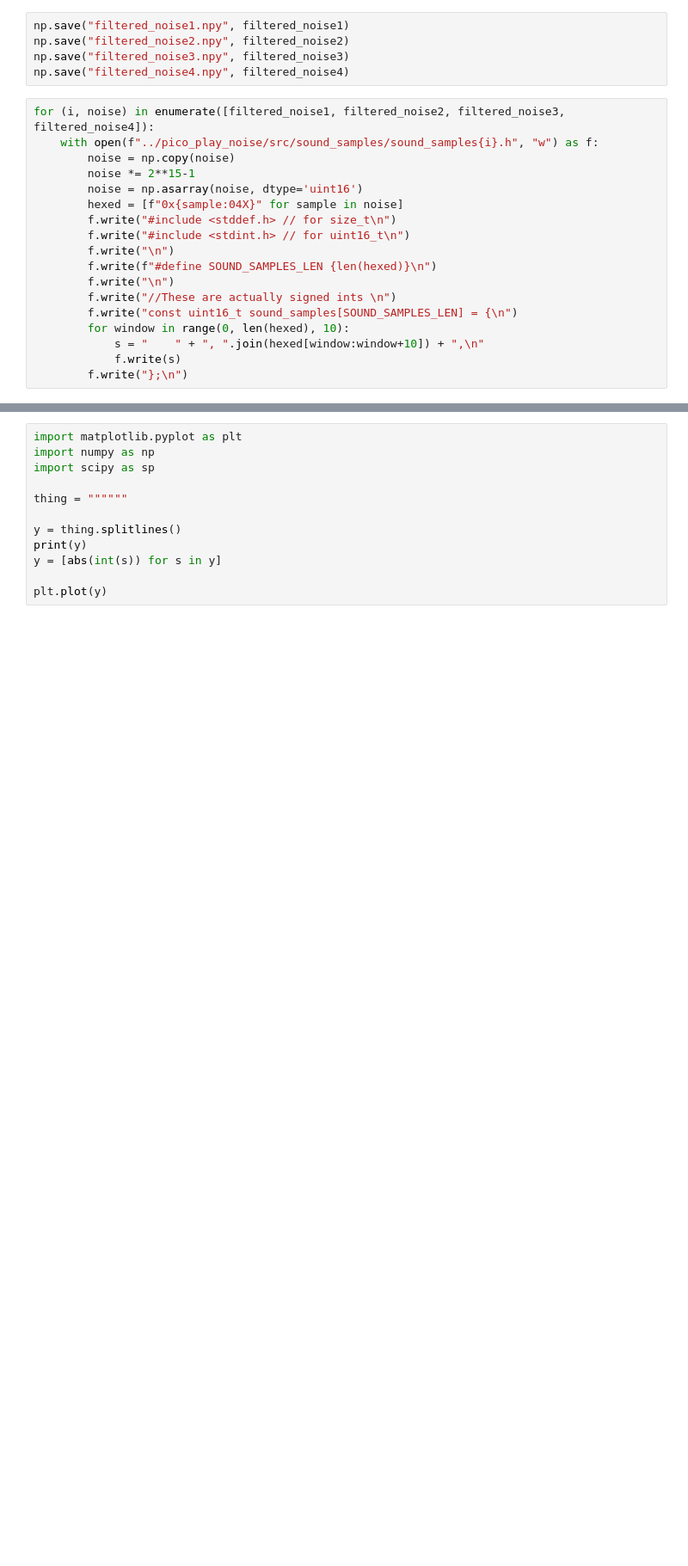
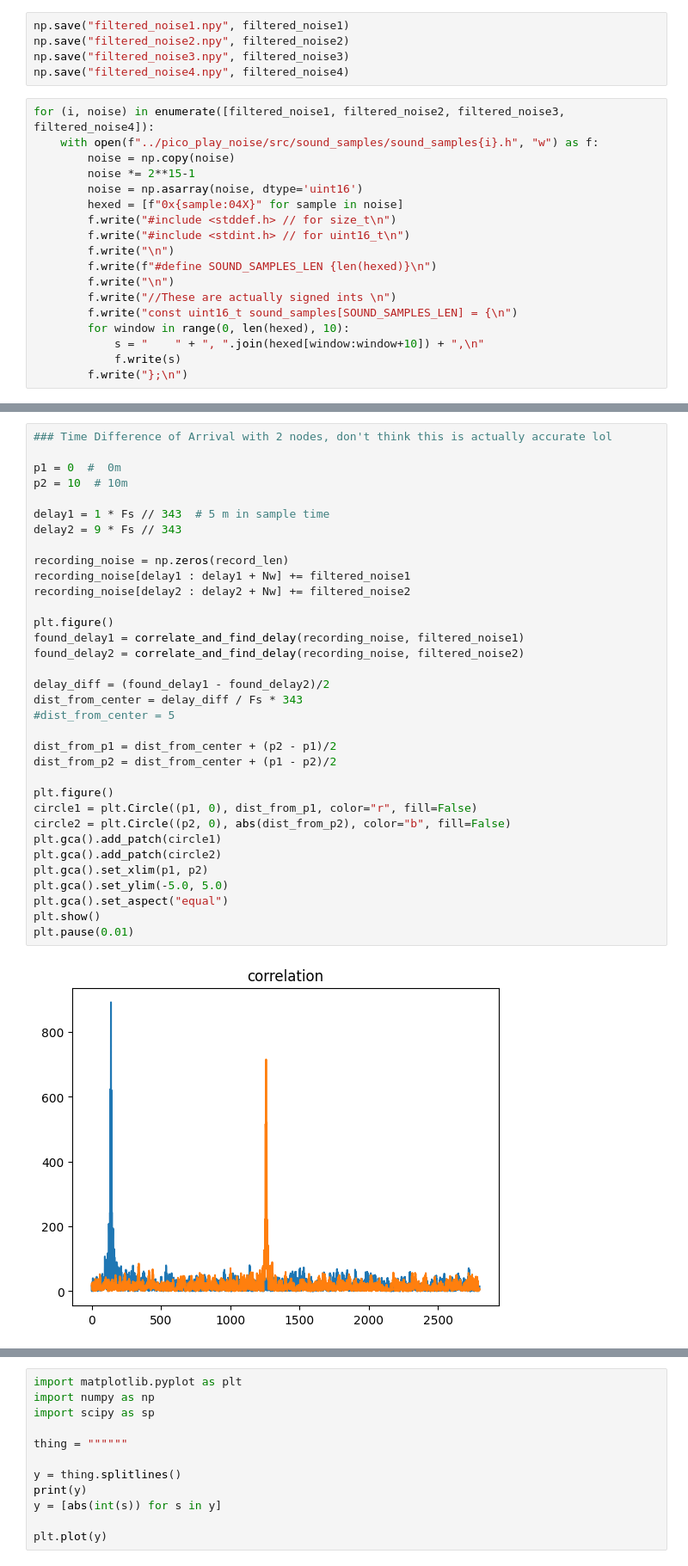
Before and after one commit to autocart-capstone/autocart, a Jupyter notebook: SourceCodes/sound_localization/misc/playground.ipynb, the cells around one changed output, grey strips where cells are left out. Shown: that part at 86% size. Saved outputs shown, nothing was run; the diff lists cells and outputs as text; blank space fills up the shorter version.

```diff
--- a/SourceCodes/sound_localization/misc/playground.ipynb
+++ b/SourceCodes/sound_localization/misc/playground.ipynb
@@ -233,0 +260,36 @@ print(ind1, ind2, ind3, ind4)
+# %%
+### Time Difference of Arrival with 2 nodes, don't think this is actually accurate lol
+
+p1 = 0  #  0m
+p2 = 10  # 10m
+
+delay1 = 1 * Fs // 343  # 5 m in sample time
+delay2 = 9 * Fs // 343
+
+recording_noise = np.zeros(record_len)
+recording_noise[delay1 : delay1 + Nw] += filtered_noise1
+recording_noise[delay2 : delay2 + Nw] += filtered_noise2
+
+plt.figure()
+found_delay1 = correlate_and_find_delay(recording_noise, filtered_noise1)
+found_delay2 = correlate_and_find_delay(recording_noise, filtered_noise2)
+
+delay_diff = (found_delay1 - found_delay2)/2
+dist_from_center = delay_diff / Fs * 343
+#dist_from_center = 5
+
+dist_from_p1 = dist_from_center + (p2 - p1)/2
+dist_from_p2 = dist_from_center + (p1 - p2)/2
+
+plt.figure()
+circle1 = plt.Circle((p1, 0), dist_from_p1, color="r", fill=False)
+circle2 = plt.Circle((p2, 0), abs(dist_from_p2), color="b", fill=False)
+plt.gca().add_patch(circle1)
+plt.gca().add_patch(circle2)
+plt.gca().set_xlim(p1, p2)
+plt.gca().set_ylim(-5.0, 5.0)
+plt.gca().set_aspect("equal")
+plt.show()
+plt.pause(0.01)
+# %% [output]
+[figure, added]
```
Also changed, not shown: parts of 8 cells of this notebook, 5 other files.
